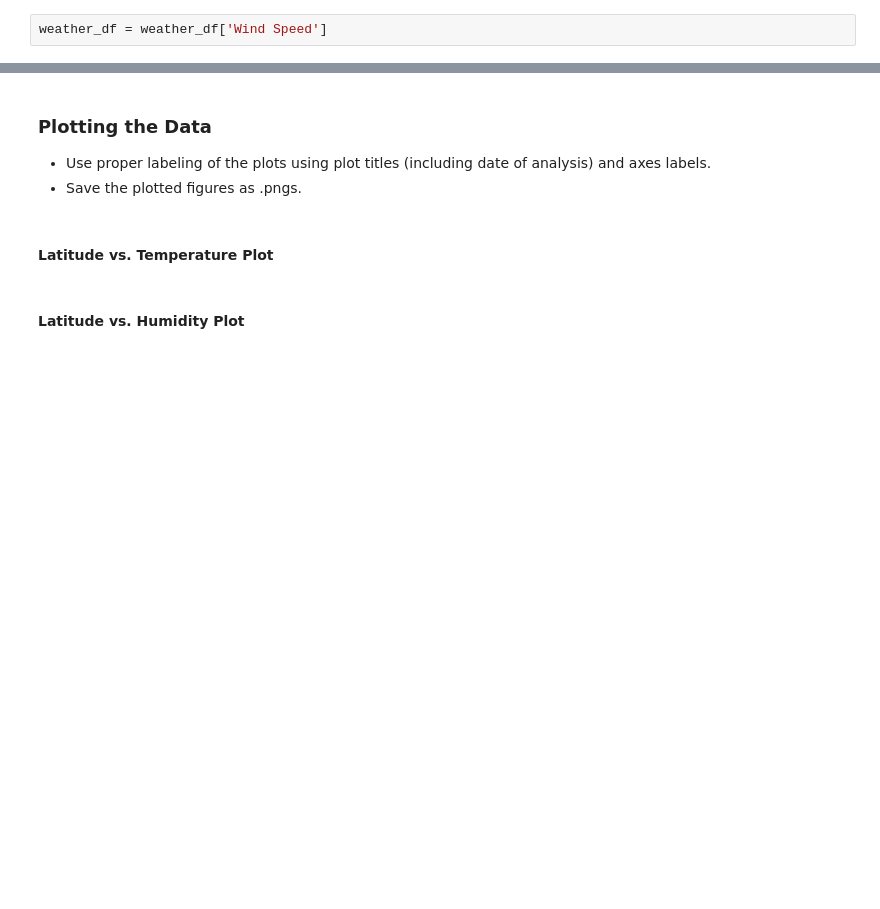
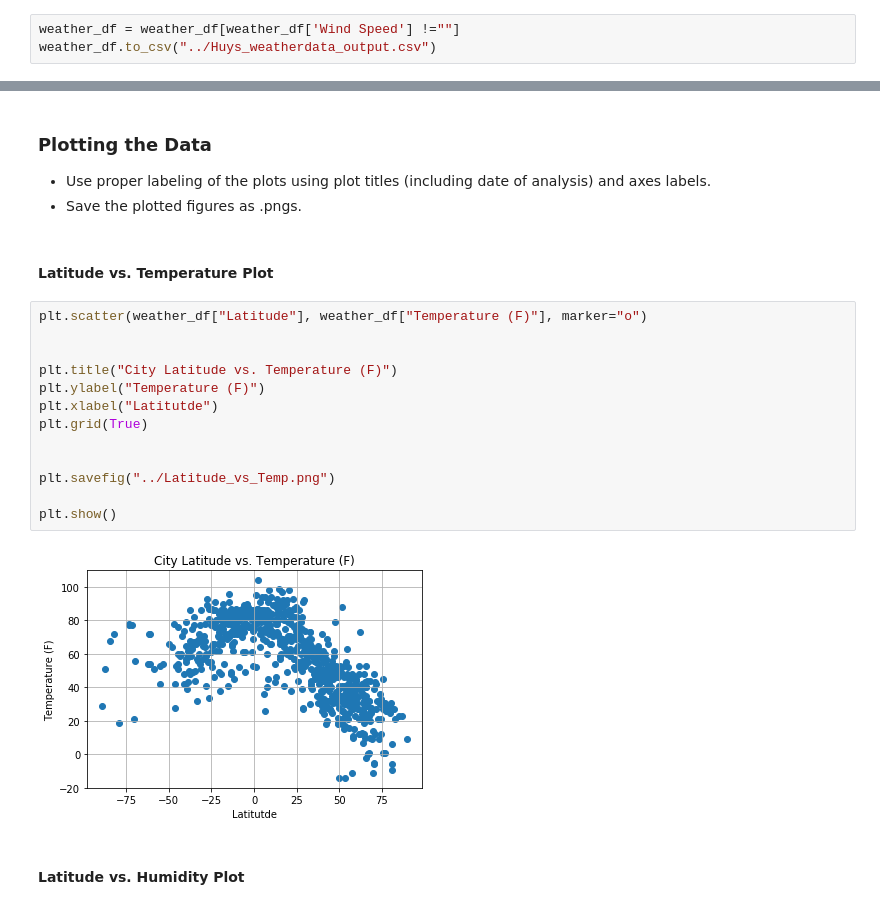
Before and after one commit to huytran408/WeatherPy, a Jupyter notebook: WeatherPy - Huy.ipynb, the cells around one changed output, grey strips where cells are left out. Cells and saved outputs as stored; diff of their text form; blank space fills up the shorter version.

```diff
--- a/WeatherPy - Huy.ipynb
+++ b/WeatherPy - Huy.ipynb
@@ -160,4 +160,5 @@ len(weather_df)
 * Export the city data into a .csv.
 * Display the DataFrame
 # %%
-weather_df = weather_df['Wind Speed']
+weather_df = weather_df[weather_df['Wind Speed'] !=""]
+weather_df.to_csv("../Huys_weatherdata_output.csv")
@@ -186,5 +172,20 @@ weather_df = weather_df['Wind Speed']
 * Save the plotted figures as .pngs.
 # %% [markdown]
 #### Latitude vs. Temperature Plot
+# %%
+plt.scatter(weather_df["Latitude"], weather_df["Temperature (F)"], marker="o")
+
+
+plt.title("City Latitude vs. Temperature (F)")
+plt.ylabel("Temperature (F)")
+plt.xlabel("Latitutde")
+plt.grid(True)
+
+
+plt.savefig("../Latitude_vs_Temp.png")
+
+plt.show()
+# %% [output]
+[figure, added]
 # %% [markdown]
 #### Latitude vs. Humidity Plot
```
Also changed, not shown: parts of 7 cells of this notebook, 7 other files.
